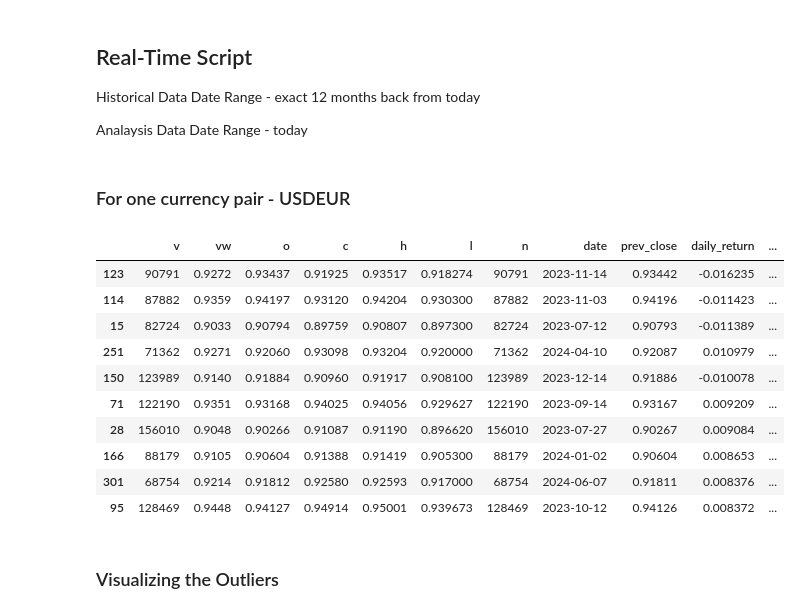
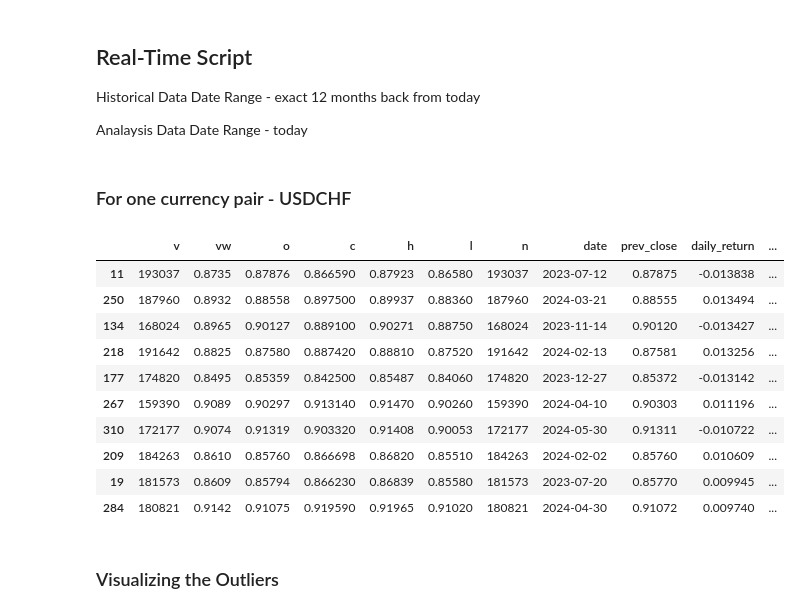
Before and after one commit to priyakundu159/Outliers-and-Crisis-Detection, a Jupyter notebook: Outlier Detection.ipynb, the cells around one changed output. Saved outputs shown, nothing was run; the diff lists cells and outputs as text; code cells hidden in the pictures.

```diff
--- a/Outlier Detection.ipynb
+++ b/Outlier Detection.ipynb
@@ -5,7 +5,7 @@ Historical Data Date Range - exact 12 months back from today
 
 Analaysis Data Date Range - today
 # %% [markdown]
-### For one currency pair - USDEUR
+### For one currency pair - USDCHF
 # %%
 import requests
 import pandas as pd
@@ -54,8 +54,9 @@ start_date = today - pd.DateOffset(years=1)
 start_date_formatted = start_date.strftime('%Y-%m-%d')
 end_date = today - pd.DateOffset(days=1)
 end_date_formatted = end_date.strftime('%Y-%m-%d')
-historical_url = f'https://api.polygon.io/v2/aggs/ticker/C:USDEUR/range/1/day/{start_date_formatted}/{end_date_formatted}?adjusted=true&sort=asc&apiKey={api_key}'
-real_time_url = f'https://api.polygon.io/v2/aggs/ticker/C:USDEUR/range/1/day/{today}/{today}?adjusted=true&sort=asc&apiKey={api_key}'
+symbol = 'C:USDCHF'
+historical_url = f'https://api.polygon.io/v2/aggs/ticker/{symbol}/range/1/day/{start_date_formatted}/{end_date_formatted}?adjusted=true&sort=asc&apiKey={api_key}'
+real_time_url = f'https://api.polygon.io/v2/aggs/ticker/{symbol}/range/1/day/{today}/{today}?adjusted=true&sort=asc&apiKey={api_key}'
 
 # Fetch and process historical data
 historical_data = fetch_data(historical_url)
@@ -63,43 +64,43 @@ if historical_data:
     historical_df = pd.DataFrame(historical_data['results'])
     historical_df = convert_timestamps(historical_df)
     historical_df = calculate_daily_returns(historical_df)
     historical_df['source'] = 'historical'
     historical_outliers_df = get_top_outliers(historical_df)
 else:
     print("Failed to fetch or process historical data.")
 
 # Fetch and process real-time data
 real_time_data = fetch_data(real_time_url)
 if real_time_data and 'results' in real_time_data:
     real_time_df = pd.DataFrame(real_time_data['results'])
     real_time_df = convert_timestamps(real_time_df)
     # Use the last close from historical data
     last_close = historical_df['c'].iloc[-1] if not historical_df.empty else None
     real_time_df = calculate_daily_returns(real_time_df, prev_close=last_close)
     real_time_df['source'] = 'real-time'
     updated_historical_outliers_df, updated_real_time_outliers_df = update_outliers_list(real_time_df, historical_outliers_df, pd.DataFrame())
     # Update historical data
     historical_df = pd.concat([historical_df.iloc[1:], real_time_df])  # Keep historical data rolling
 else:
     print("No new data available or failed to fetch real-time data.")
 
 # Combine data for Top 10 Outliers
 full_outlier_df = pd.concat([updated_historical_outliers_df, updated_real_time_outliers_df])
 
 # Print the Outliers
 full_outlier_df
 # %% [output]
 |  | v | vw | o | c | h | l | n | date | prev_close | daily_return | ... |
-| 123 | 90791 | 0.9272 | 0.93437 | 0.91925 | 0.93517 | 0.918274 | 90791 | 2023-11-14 | 0.93442 | -0.016235 | ... |
-| 114 | 87882 | 0.9359 | 0.94197 | 0.93120 | 0.94204 | 0.930300 | 87882 | 2023-11-03 | 0.94196 | -0.011423 | ... |
-| 15 | 82724 | 0.9033 | 0.90794 | 0.89759 | 0.90807 | 0.897300 | 82724 | 2023-07-12 | 0.90793 | -0.011389 | ... |
-| 251 | 71362 | 0.9271 | 0.92060 | 0.93098 | 0.93204 | 0.920000 | 71362 | 2024-04-10 | 0.92087 | 0.010979 | ... |
-| 150 | 123989 | 0.9140 | 0.91884 | 0.90960 | 0.91917 | 0.908100 | 123989 | 2023-12-14 | 0.91886 | -0.010078 | ... |
-| 71 | 122190 | 0.9351 | 0.93168 | 0.94025 | 0.94056 | 0.929627 | 122190 | 2023-09-14 | 0.93167 | 0.009209 | ... |
-| 28 | 156010 | 0.9048 | 0.90266 | 0.91087 | 0.91190 | 0.896620 | 156010 | 2023-07-27 | 0.90267 | 0.009084 | ... |
-| 166 | 88179 | 0.9105 | 0.90604 | 0.91388 | 0.91419 | 0.905300 | 88179 | 2024-01-02 | 0.90604 | 0.008653 | ... |
-| 301 | 68754 | 0.9214 | 0.91812 | 0.92580 | 0.92593 | 0.917000 | 68754 | 2024-06-07 | 0.91811 | 0.008376 | ... |
-| 95 | 128469 | 0.9448 | 0.94127 | 0.94914 | 0.95001 | 0.939673 | 128469 | 2023-10-12 | 0.94126 | 0.008372 | ... |
+| 11 | 193037 | 0.8735 | 0.87876 | 0.866590 | 0.87923 | 0.86580 | 193037 | 2023-07-12 | 0.87875 | -0.013838 | ... |
+| 250 | 187960 | 0.8932 | 0.88558 | 0.897500 | 0.89937 | 0.88360 | 187960 | 2024-03-21 | 0.88555 | 0.013494 | ... |
+| 134 | 168024 | 0.8965 | 0.90127 | 0.889100 | 0.90271 | 0.88750 | 168024 | 2023-11-14 | 0.90120 | -0.013427 | ... |
+| 218 | 191642 | 0.8825 | 0.87580 | 0.887420 | 0.88810 | 0.87520 | 191642 | 2024-02-13 | 0.87581 | 0.013256 | ... |
+| 177 | 174820 | 0.8495 | 0.85359 | 0.842500 | 0.85487 | 0.84060 | 174820 | 2023-12-27 | 0.85372 | -0.013142 | ... |
+| 267 | 159390 | 0.9089 | 0.90297 | 0.913140 | 0.91470 | 0.90260 | 159390 | 2024-04-10 | 0.90303 | 0.011196 | ... |
+| 310 | 172177 | 0.9074 | 0.91319 | 0.903320 | 0.91408 | 0.90053 | 172177 | 2024-05-30 | 0.91311 | -0.010722 | ... |
+| 209 | 184263 | 0.8610 | 0.85760 | 0.866698 | 0.86820 | 0.85510 | 184263 | 2024-02-02 | 0.85760 | 0.010609 | ... |
+| 19 | 181573 | 0.8609 | 0.85794 | 0.866230 | 0.86839 | 0.85580 | 181573 | 2023-07-20 | 0.85770 | 0.009945 | ... |
+| 284 | 180821 | 0.9142 | 0.91075 | 0.919590 | 0.91965 | 0.91020 | 180821 | 2024-04-30 | 0.91072 | 0.009740 | ... |
 # %% [markdown]
 ### Visualizing the Outliers
 # %%
```
Also changed, not shown: parts of 4 cells of this notebook, 16 other files.
